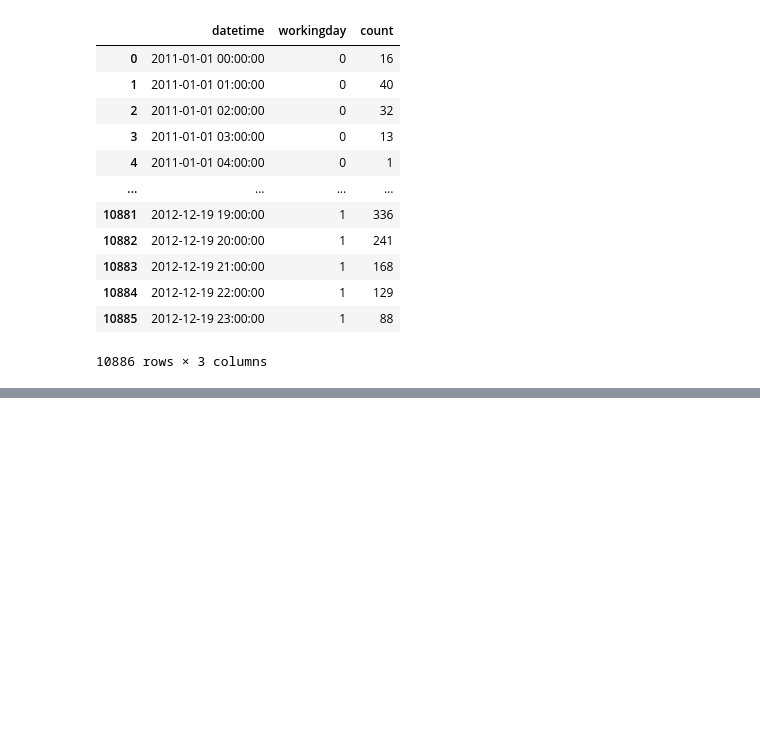
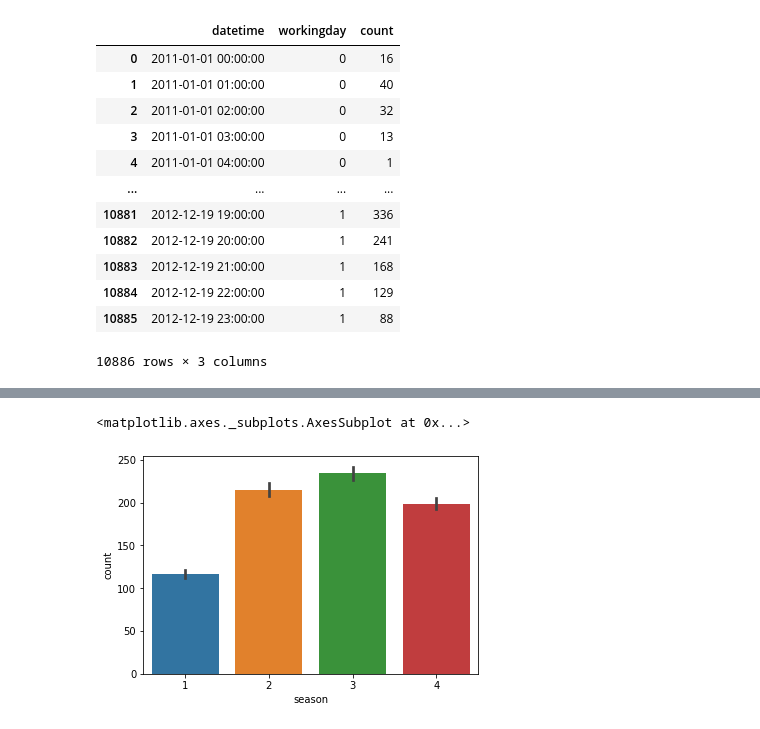
Before and after one commit to Ewertonv90/Demanda-de-bikes-compartilhadas, a Jupyter notebook: src/bike_demand.ipynb, the cells around one changed output, grey strips where cells are left out. Drawn from its saved outputs; the diff is of its cells as text; code cells hidden in the pictures; blank space fills up the shorter version.

```diff
--- a/src/bike_demand.ipynb
+++ b/src/bike_demand.ipynb
@@ -176,0 +192,5 @@ mean_datetime
+# %%
+sns.barplot(x=df_train['season'], y= df_train['count'])
+# %% [output]
+<matplotlib.axes._subplots.AxesSubplot at 0x...>
+[figure, added]
```
Also changed, not shown: parts of 17 cells of this notebook.
